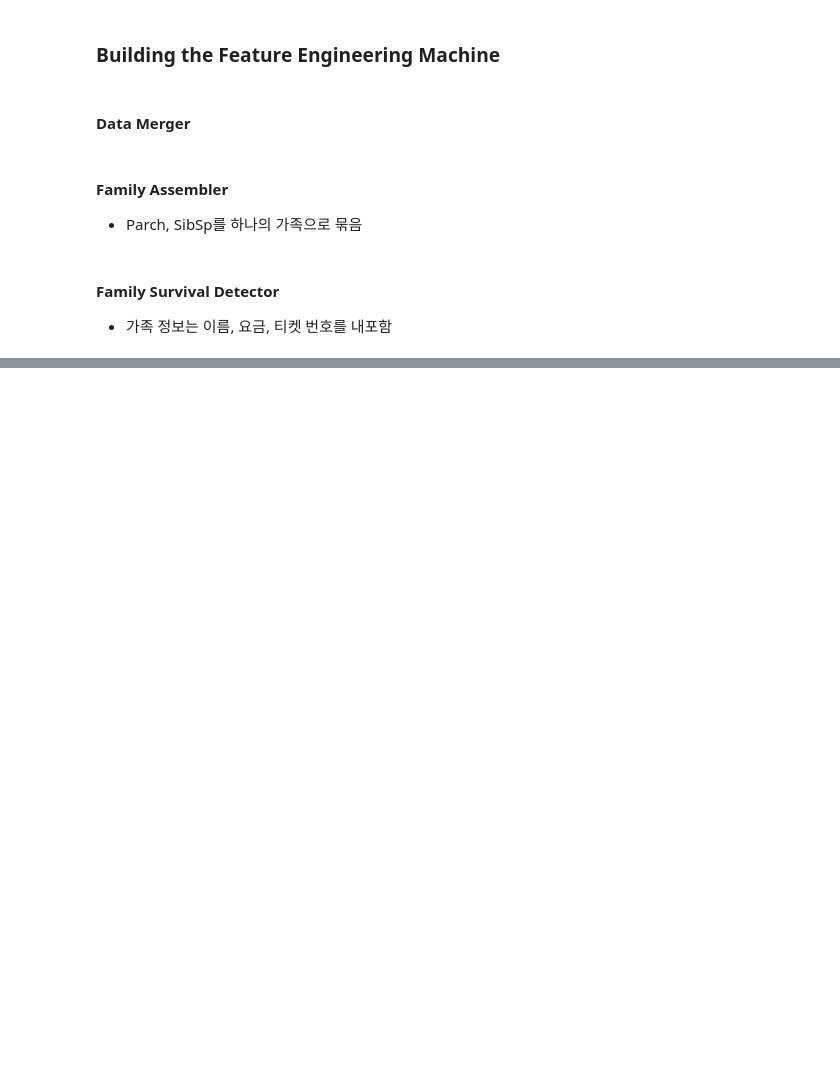
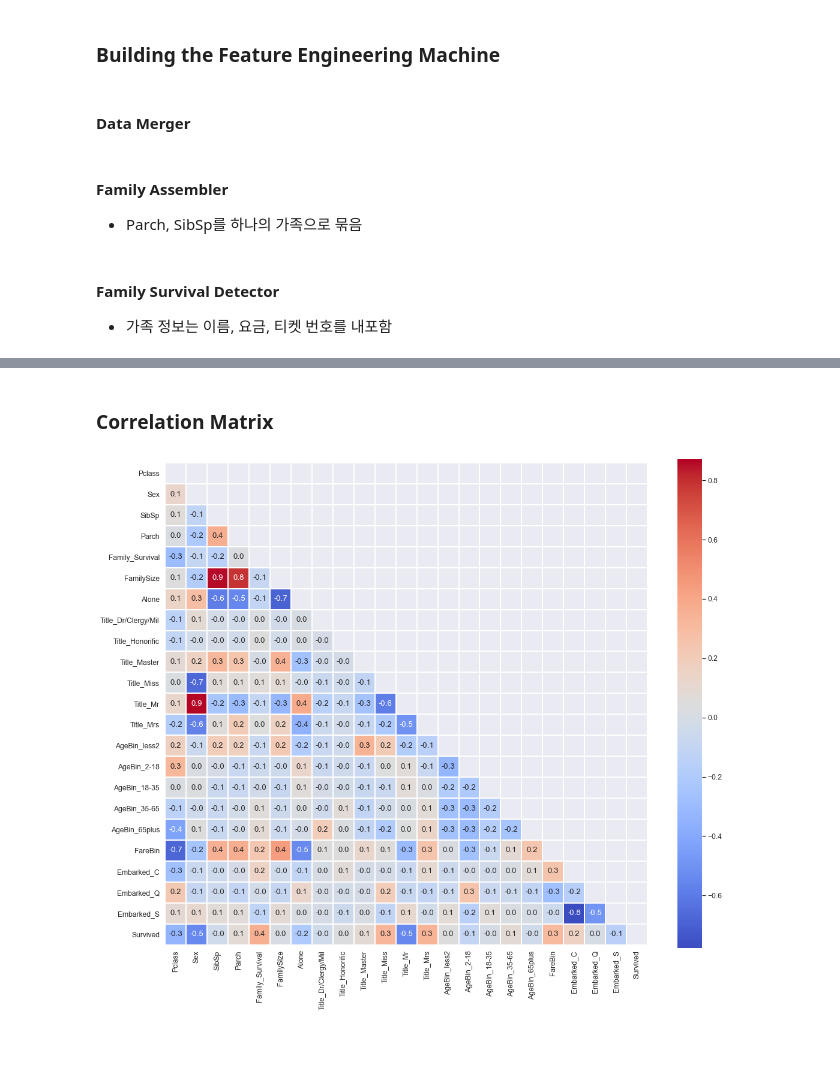
Before and after one commit to CEOJINSUNG/Bigdata, a Jupyter notebook: BigData Study/1주차_데이터 전처리&EDA.ipynb, the cells around one changed output, grey strips where cells are left out. Cells and saved outputs as stored; diff of their text form; code cells hidden in the pictures; blank space fills up the shorter version.

```diff
--- a/BigData Study/1주차_데이터 전처리&EDA.ipynb
+++ b/BigData Study/1주차_데이터 전처리&EDA.ipynb
@@ -1100,0 +1306,10 @@ def family_survival():
+# %%
+def dropper():
+    global combined
+
+    combined.drop('Cabin', axis=1, inplace=True)
+    combined.drop('PassengerId', axis=1, inplace=True)
+    combined.drop('Last_Name', axis=1, inplace=True)
+    combined.drop('Survived', axis=1, inplace=True)
+    combined.drop('Ticket', axis=1, inplace=True)
+    return combined
@@ -1100,0 +1318,15 @@ def family_survival():
+# %%
+combined = get_combined_data()
+combined = family_survival()
+combined = process_family()
+combined = get_titles()
+combined = process_names()
+combined = process_age()
+combined = age_binner()
+combined = process_fares()
+combined = process_fare_bin(onehot='no')
+combined = process_embarked()
+combined = process_sex()
+combined = dropper()
+
+print(f'Processed everything. Missing values left: {combined.isna().sum().sum()}')
@@ -1100,0 +1353,4 @@ def family_survival():
+# %%
+v_merged = combined.copy()
+v_merged['Survived'] = v_train['Survived']
+v_merged.head()
@@ -1100,0 +1376,20 @@ def family_survival():
+# %% [markdown]
+### Correlation Matrix
+# %%
+sns.set(font_scale=1.1)
+correlation_train = v_merged.corr()
+mask = np.triu(correlation_train.corr())
+plt.figure(figsize=(18, 15))
+sns.heatmap(correlation_train,
+           annot=True,
+           fmt='.1f',
+           cmap='coolwarm',
+           square=True,
+           mask=mask,
+           linewidth=1)
+
+plt.show()
+# %% [output]
+[figure, added]
+# %% [markdown]
+###
```
Also changed, not shown: parts of 31 cells of this notebook.
